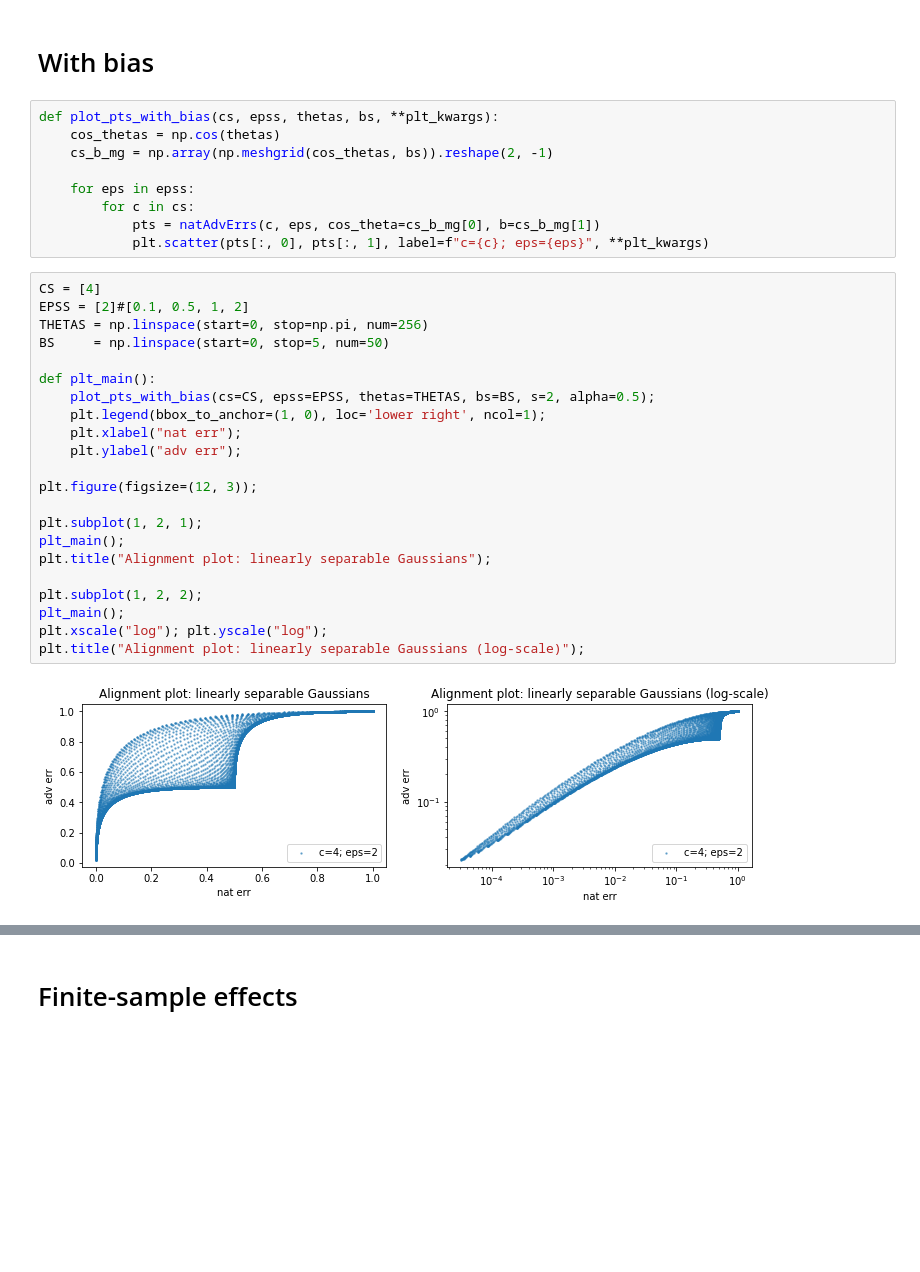
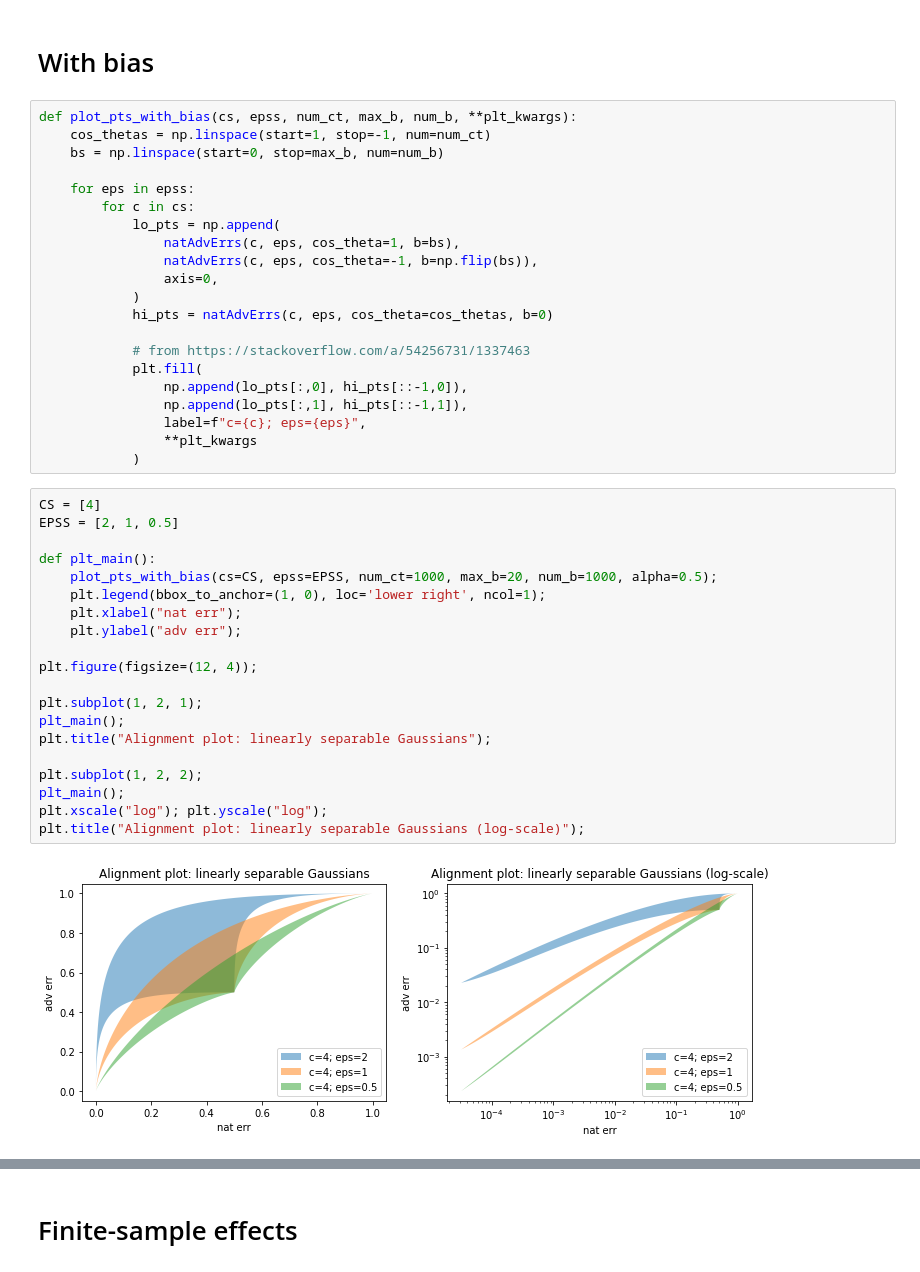
Before and after one commit to GilgameshxZero/adversarial-ntks, a Jupyter notebook: notebooks/low-level-causes/lin-sep-gaussian.ipynb, the cells around one changed output, grey strips where cells are left out. Drawn from its saved outputs; the diff is of its cells as text; blank space fills up the shorter version.

```diff
--- a/notebooks/low-level-causes/lin-sep-gaussian.ipynb
+++ b/notebooks/low-level-causes/lin-sep-gaussian.ipynb
@@ -100,36 +100,46 @@ Note that dimension does not impact alignment in the infinite sample regime.
 That is to say, the set of possible performances is independent of dimension.
 # %% [markdown]
 # With bias
-# %%
-def plot_pts_with_bias(cs, epss, thetas, bs, **plt_kwargs):
-    cos_thetas = np.cos(thetas)
-    cs_b_mg = np.array(np.meshgrid(cos_thetas, bs)).reshape(2, -1)
-
-    for eps in epss:
-        for c in cs:
-            pts = natAdvErrs(c, eps, cos_theta=cs_b_mg[0], b=cs_b_mg[1])
-            plt.scatter(pts[:, 0], pts[:, 1], label=f"c={c}; eps={eps}", **plt_kwargs)
+# %%
+def plot_pts_with_bias(cs, epss, num_ct, max_b, num_b, **plt_kwargs):
+    cos_thetas = np.linspace(start=1, stop=-1, num=num_ct)
+    bs = np.linspace(start=0, stop=max_b, num=num_b)
+
+    for eps in epss:
+        for c in cs:
+            lo_pts = np.append(
+                natAdvErrs(c, eps, cos_theta=1, b=bs),
+                natAdvErrs(c, eps, cos_theta=-1, b=np.flip(bs)),
+                axis=0,
+            )
+            hi_pts = natAdvErrs(c, eps, cos_theta=cos_thetas, b=0)
+
+            # from https://stackoverflow.com/a/54256731/1337463
+            plt.fill(
+                np.append(lo_pts[:,0], hi_pts[::-1,0]),
+                np.append(lo_pts[:,1], hi_pts[::-1,1]),
+                label=f"c={c}; eps={eps}",
+                **plt_kwargs
+            )
 # %%
 CS = [4]
-EPSS = [2]#[0.1, 0.5, 1, 2]
-THETAS = np.linspace(start=0, stop=np.pi, num=256)
-BS     = np.linspace(start=0, stop=5, num=50)
+EPSS = [2, 1, 0.5]
 
 def plt_main():
-    plot_pts_with_bias(cs=CS, epss=EPSS, thetas=THETAS, bs=BS, s=2, alpha=0.5);
+    plot_pts_with_bias(cs=CS, epss=EPSS, num_ct=1000, max_b=20, num_b=1000, alpha=0.5);
     plt.legend(bbox_to_anchor=(1, 0), loc='lower right', ncol=1);
     plt.xlabel("nat err");
     plt.ylabel("adv err");
 
-plt.figure(figsize=(12, 3));
+plt.figure(figsize=(12, 4));
 
 plt.subplot(1, 2, 1);
 plt_main();
 plt.title("Alignment plot: linearly separable Gaussians");
 
 plt.subplot(1, 2, 2);
 plt_main();
 plt.xscale("log"); plt.yscale("log");
 plt.title("Alignment plot: linearly separable Gaussians (log-scale)");
 # %% [output]
-[figure, old version]
+[figure, new version]
```
Also changed, not shown: parts of 5 cells of this notebook.
